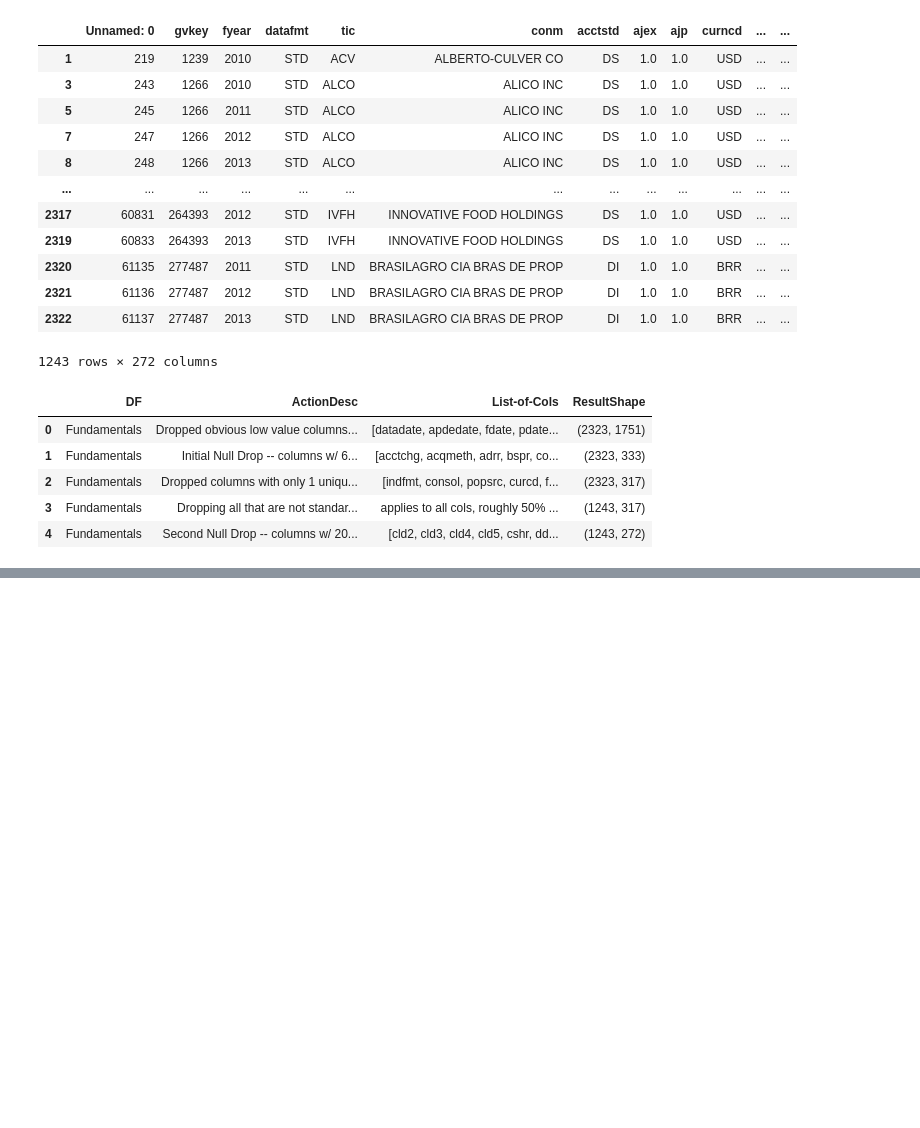
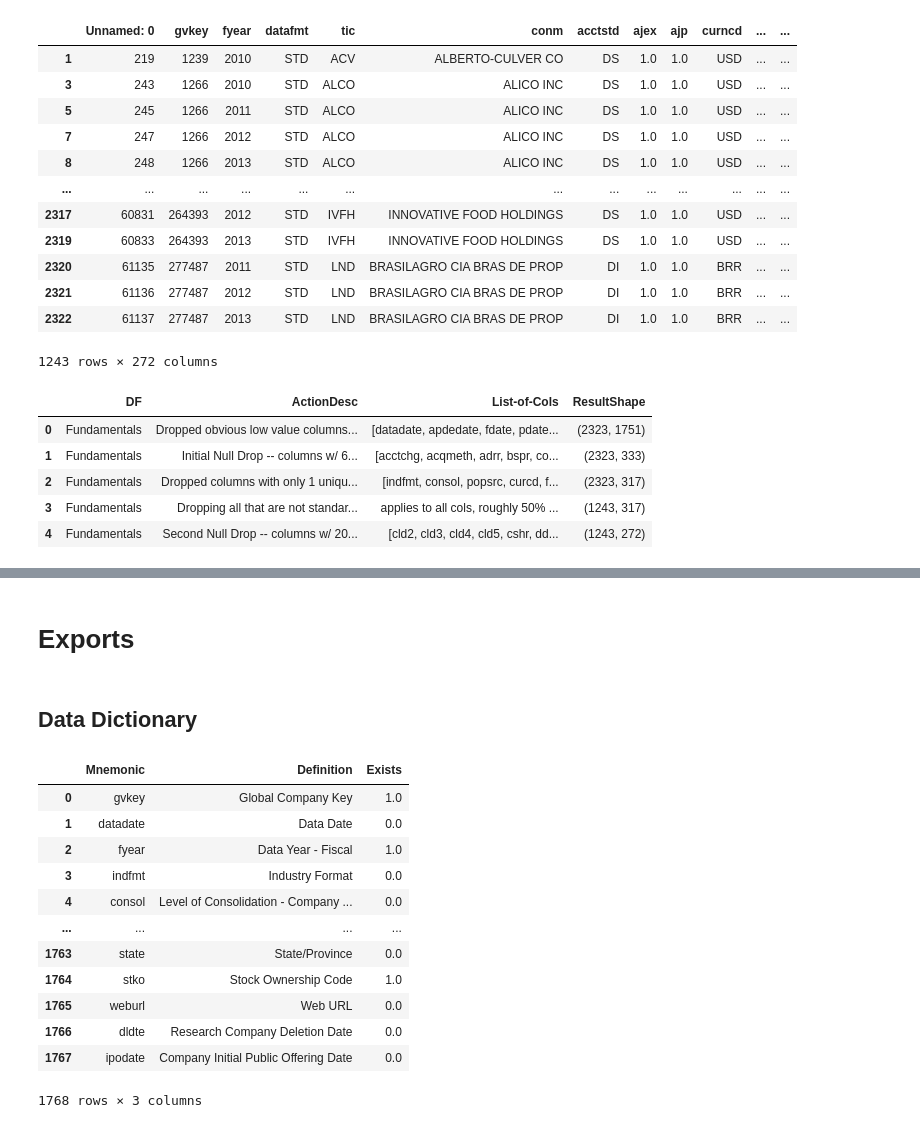
Before and after one commit to bcullinan32/CapstoneProject, a Jupyter notebook: Capstone-Main.ipynb, the cells around one changed output, grey strips where cells are left out. Cells and saved outputs as stored; diff of their text form; code cells hidden in the pictures; blank space fills up the shorter version.

```diff
--- a/Capstone-Main.ipynb
+++ b/Capstone-Main.ipynb
@@ -199,0 +204,8 @@ fundamentals.head()
+# %%
+# Get Fundmentals Data Dictionary
+#path = os.getcwd()
+#sourceDataPath = 'C:/Users/TheCu/OneDrive/Documents/Grad-School-Docs/CapstoneProject/Repo/SourceData/'
+file = 'DataDictionary.xlsx'
+
+fundamentals_DD = pd.read_excel(sourceDataPath+file,sheet_name='Fundamentals')
+fundamentals_DD
@@ -484,0 +547,11 @@ cleanActionsDF
+# %%
+# Second Column Reduce -- Only 2 unique Values
+colsToDrop = lowValCountDF['Column'].values.tolist()
+fundamentals = fundamentals.drop(columns=colsToDrop)
+
+cleanActionsDesc = 'Dropping Columns w/ Only 2 values'
+df_name = 'Fundamentals'
+cols = colsToDrop
+
+cleanActionsReport(fundamentals,df_name,cleanActionsDesc, cols)
+cleanActionsDF
@@ -484,0 +566,11 @@ cleanActionsDF
+# %%
+# Second Column Reduce -- Indentified Low Value
+colsToDrop = ['Unnamed: 0','conm','au','auopic','dpact_fn','ggroup','gind','fic']
+fundamentals = fundamentals.drop(columns=colsToDrop)
+
+cleanActionsDesc = 'Dropping Identified Low Value Columns'
+df_name = 'Fundamentals'
+cols = colsToDrop
+
+cleanActionsReport(fundamentals,df_name,cleanActionsDesc, cols)
+cleanActionsDF
@@ -485,3 +586,32 @@ cleanActionsDF
+# %% [markdown]
+# Exports
 # %%
 # Export Cleaned Data to CSV
 fundamentals.to_csv(trimmedCSVPath+'fundamental_cleaned.csv') # Export Trimmed Data
+# %% [markdown]
+## Data Dictionary
+# %%
+# Fundamentals Data Dictionary -- Add Column if Still Exists
+
+remainingFeatures = fundamentals.columns.values.tolist()
+remainingFeatures= pd.DataFrame(remainingFeatures)
+remainingFeatures['Exists'] = 1
+remainingFeatures = remainingFeatures.rename(columns={0:'Mnemonic'})
+
+FundamentalsDataDict = fundamentals_DD.merge(remainingFeatures, on='Mnemonic', how='left')
+FundamentalsDataDict['Exists'] = FundamentalsDataDict['Exists'].fillna(0)
+FundamentalsDataDict
+# %% [output]
+|  | Mnemonic | Definition | Exists |
+| 0 | gvkey | Global Company Key | 1.0 |
+| 1 | datadate | Data Date | 0.0 |
+| 2 | fyear | Data Year - Fiscal | 1.0 |
+| 3 | indfmt | Industry Format | 0.0 |
+| 4 | consol | Level of Consolidation - Company ... | 0.0 |
+| ... | ... | ... | ... |
+| 1763 | state | State/Province | 0.0 |
+| 1764 | stko | Stock Ownership Code | 1.0 |
+| 1765 | weburl | Web URL | 0.0 |
+| 1766 | dldte | Research Company Deletion Date | 0.0 |
+| 1767 | ipodate | Company Initial Public Offering Date | 0.0 |
+1768 rows × 3 columns
```
Also changed, not shown: parts of 7 cells of this notebook, 6 other files.
